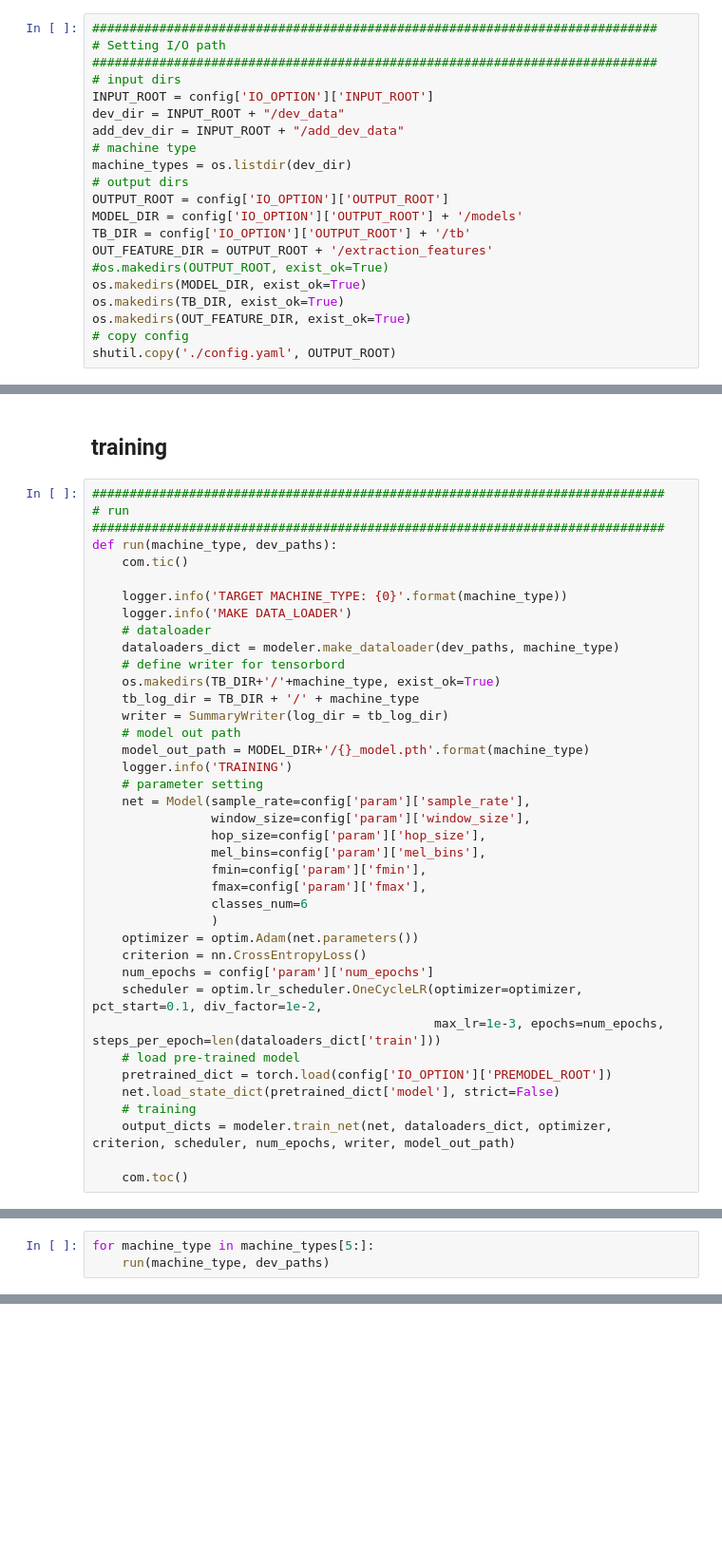
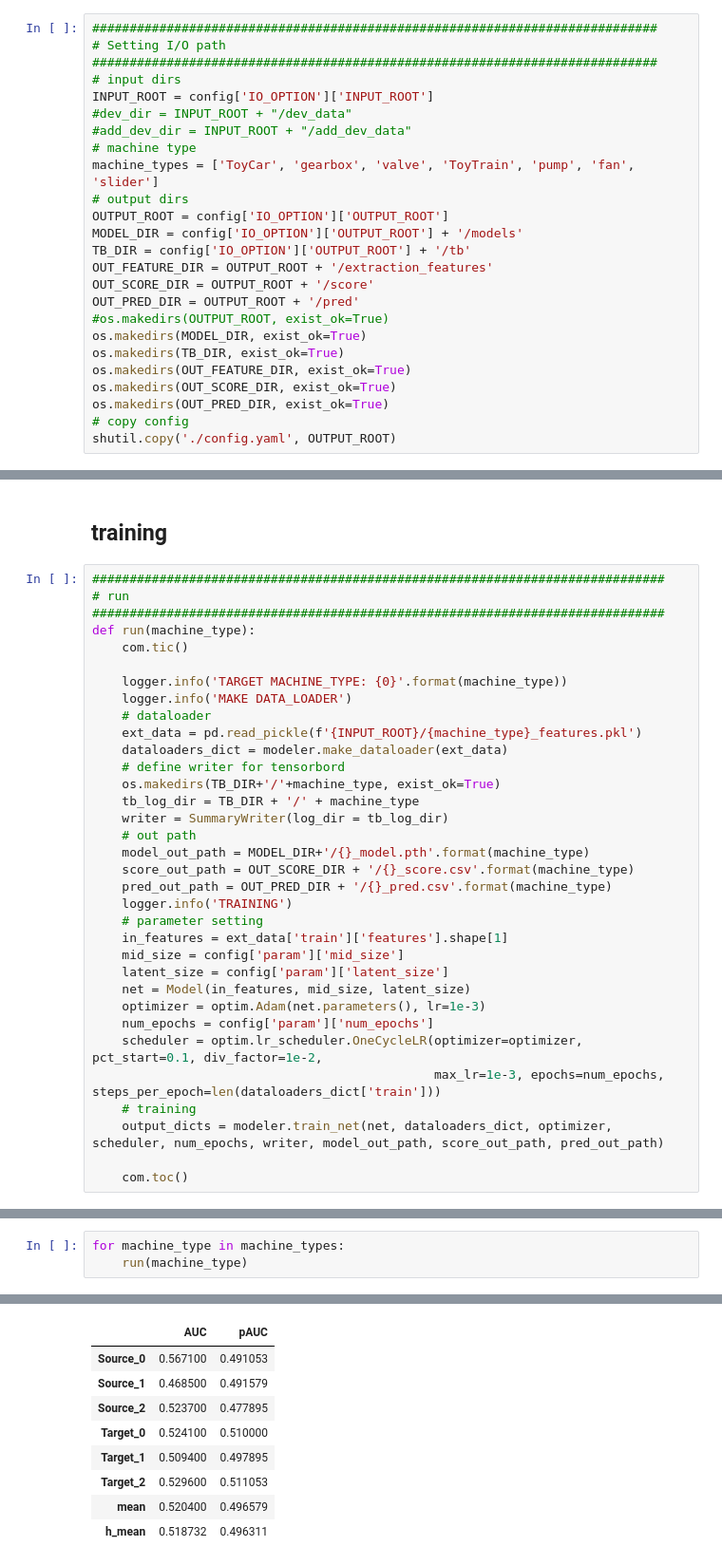
Before and after one commit to HirokiNarita/dcase2021_task2, a Jupyter notebook: src/model_codes/ID_Conditional_VAE/baseline/00_train_notebook.ipynb, the cells around one changed output, grey strips where cells are left out. Shown: that part at 95% size. Saved outputs shown, nothing was run; the diff lists cells and outputs as text; blank space fills up the shorter version.

```diff
--- a/src/model_codes/ID_Conditional_VAE/baseline/00_train_notebook.ipynb
+++ b/src/model_codes/ID_Conditional_VAE/baseline/00_train_notebook.ipynb
@@ -64,19 +64,23 @@ modeler.set_seed(42)
 ############################################################################
 # input dirs
 INPUT_ROOT = config['IO_OPTION']['INPUT_ROOT']
-dev_dir = INPUT_ROOT + "/dev_data"
-add_dev_dir = INPUT_ROOT + "/add_dev_data"
+#dev_dir = INPUT_ROOT + "/dev_data"
+#add_dev_dir = INPUT_ROOT + "/add_dev_data"
 # machine type
-machine_types = os.listdir(dev_dir)
+machine_types = ['ToyCar', 'gearbox', 'valve', 'ToyTrain', 'pump', 'fan', 'slider']
 # output dirs
 OUTPUT_ROOT = config['IO_OPTION']['OUTPUT_ROOT']
 MODEL_DIR = config['IO_OPTION']['OUTPUT_ROOT'] + '/models'
 TB_DIR = config['IO_OPTION']['OUTPUT_ROOT'] + '/tb'
 OUT_FEATURE_DIR = OUTPUT_ROOT + '/extraction_features'
+OUT_SCORE_DIR = OUTPUT_ROOT + '/score'
+OUT_PRED_DIR = OUTPUT_ROOT + '/pred'
 #os.makedirs(OUTPUT_ROOT, exist_ok=True)
 os.makedirs(MODEL_DIR, exist_ok=True)
 os.makedirs(TB_DIR, exist_ok=True)
 os.makedirs(OUT_FEATURE_DIR, exist_ok=True)
+os.makedirs(OUT_SCORE_DIR, exist_ok=True)
+os.makedirs(OUT_PRED_DIR, exist_ok=True)
 # copy config
 shutil.copy('./config.yaml', OUTPUT_ROOT)
 # %% [output]
@@ -129,39 +101,34 @@ for machine_type in machine_types:
 #############################################################################
 # run
 #############################################################################
-def run(machine_type, dev_paths):
+def run(machine_type):
     com.tic()
 
     logger.info('TARGET MACHINE_TYPE: {0}'.format(machine_type))
     logger.info('MAKE DATA_LOADER')
     # dataloader
-    dataloaders_dict = modeler.make_dataloader(dev_paths, machine_type)
+    ext_data = pd.read_pickle(f'{INPUT_ROOT}/{machine_type}_features.pkl')
+    dataloaders_dict = modeler.make_dataloader(ext_data)
     # define writer for tensorbord
     os.makedirs(TB_DIR+'/'+machine_type, exist_ok=True)
     tb_log_dir = TB_DIR + '/' + machine_type
     writer = SummaryWriter(log_dir = tb_log_dir)
-    # model out path
+    # out path
     model_out_path = MODEL_DIR+'/{}_model.pth'.format(machine_type)
+    score_out_path = OUT_SCORE_DIR + '/{}_score.csv'.format(machine_type)
+    pred_out_path = OUT_PRED_DIR + '/{}_pred.csv'.format(machine_type)
     logger.info('TRAINING')
     # parameter setting
-    net = Model(sample_rate=config['param']['sample_rate'],
-                window_size=config['param']['window_size'],
-                hop_size=config['param']['hop_size'],
-                mel_bins=config['param']['mel_bins'],
-                fmin=config['param']['fmin'],
-                fmax=config['param']['fmax'],
-                classes_num=6
-                )
-    optimizer = optim.Adam(net.parameters())
-    criterion = nn.CrossEntropyLoss()
+    in_features = ext_data['train']['features'].shape[1]
+    mid_size = config['param']['mid_size']
+    latent_size = config['param']['latent_size']
+    net = Model(in_features, mid_size, latent_size)
+    optimizer = optim.Adam(net.parameters(), lr=1e-3)
     num_epochs = config['param']['num_epochs']
     scheduler = optim.lr_scheduler.OneCycleLR(optimizer=optimizer, pct_start=0.1, div_factor=1e-2,
                                               max_lr=1e-3, epochs=num_epochs, steps_per_epoch=len(dataloaders_dict['train']))
-    # load pre-trained model
-    pretrained_dict = torch.load(config['IO_OPTION']['PREMODEL_ROOT'])
-    net.load_state_dict(pretrained_dict['model'], strict=False)
     # training
-    output_dicts = modeler.train_net(net, dataloaders_dict, optimizer, criterion, scheduler, num_epochs, writer, model_out_path)
+    output_dicts = modeler.train_net(net, dataloaders_dict, optimizer, scheduler, num_epochs, writer, model_out_path, score_out_path, pred_out_path)
 
     com.toc()
 # %%
@@ -171,4 +138,4 @@ machine_types
 # %%
-for machine_type in machine_types[5:]:
-    run(machine_type, dev_paths)
+for machine_type in machine_types:
+    run(machine_type)
 # %% [output]
@@ -196,0 +149,9 @@ use: cuda:0
+|  | AUC | pAUC |
+| Source_0 | 0.567100 | 0.491053 |
+| Source_1 | 0.468500 | 0.491579 |
+| Source_2 | 0.523700 | 0.477895 |
+| Target_0 | 0.524100 | 0.510000 |
+| Target_1 | 0.509400 | 0.497895 |
+| Target_2 | 0.529600 | 0.511053 |
+| mean | 0.520400 | 0.496579 |
+| h_mean | 0.518732 | 0.496311 |
```
Also changed, not shown: parts of 16 cells of this notebook, 10 other files.
